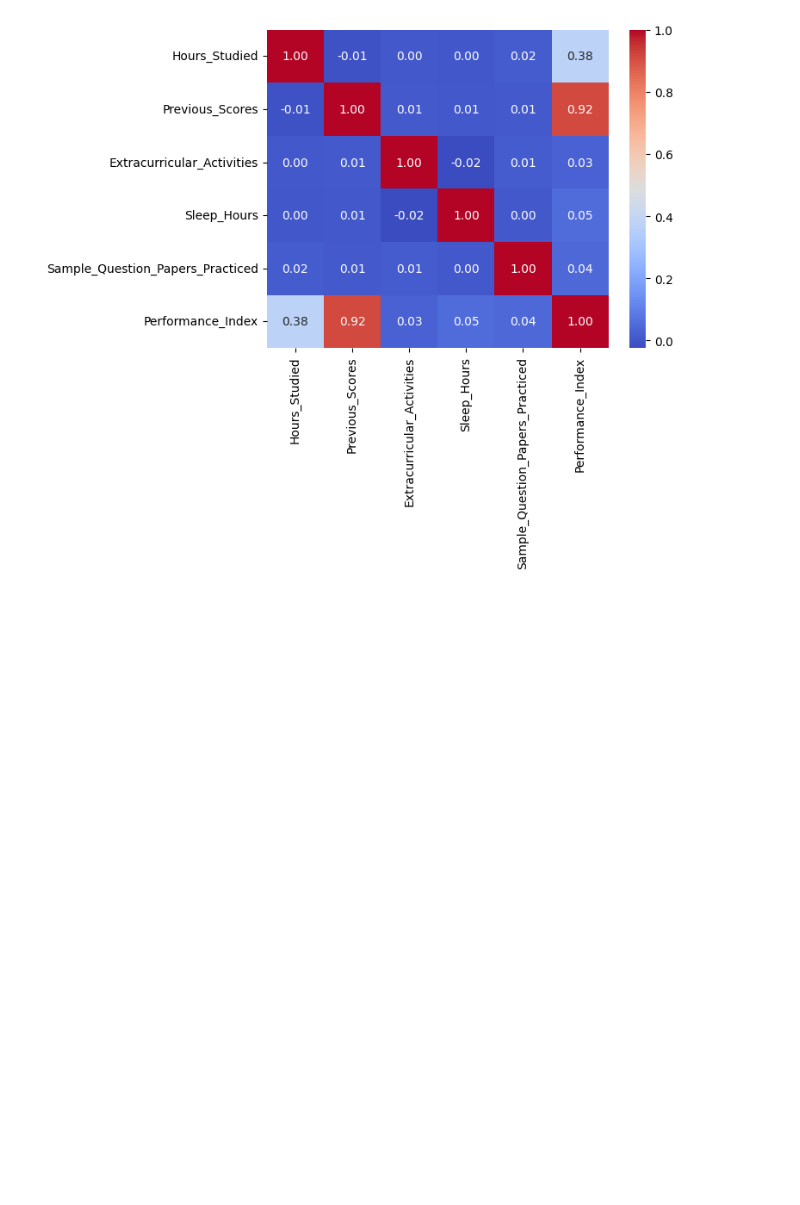
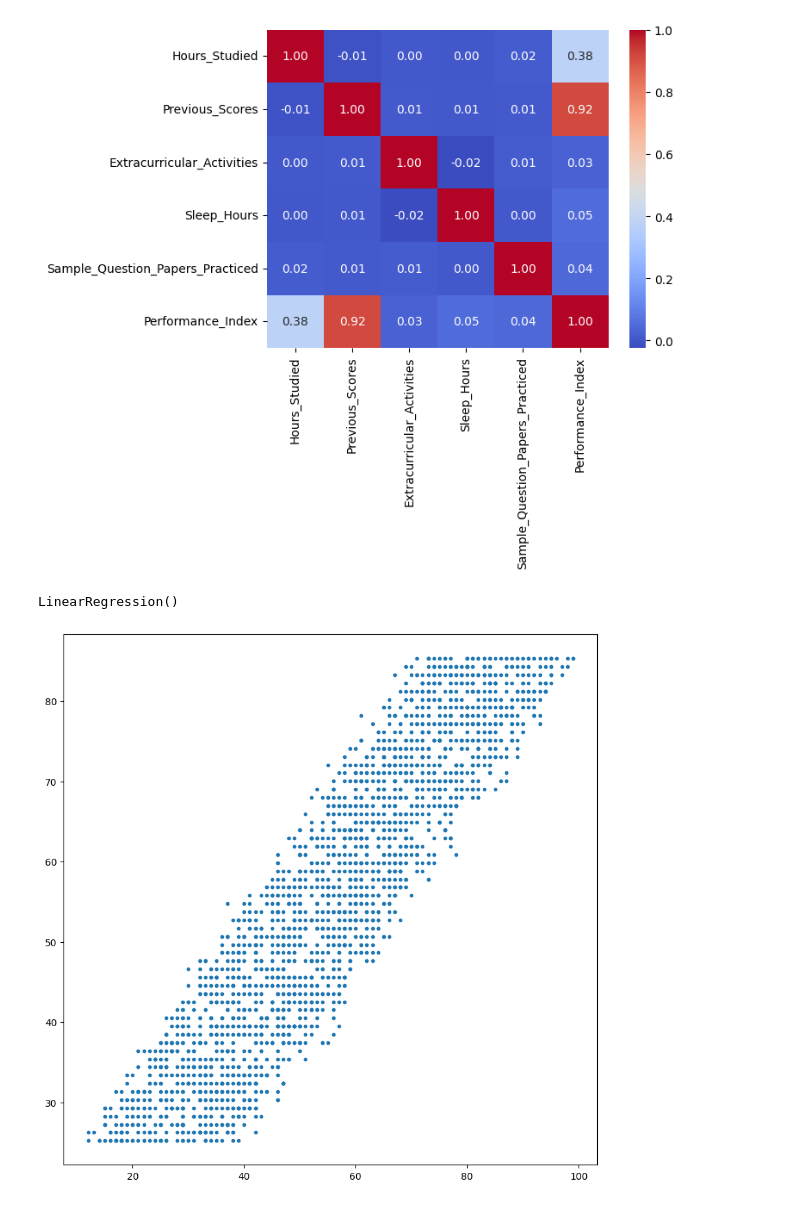
Before and after one commit to ESET0125/Basic-Tech-Training, a Jupyter notebook: Python/Regression/analysis.ipynb, the cells around one changed output. Cells and saved outputs as stored; diff of their text form; code cells hidden in the pictures; blank space fills up the shorter version.

```diff
--- a/Python/Regression/analysis.ipynb
+++ b/Python/Regression/analysis.ipynb
@@ -75,0 +81,2 @@ plt.show()
+# %%
+x_train, x_test, y_train, y_test = train_test_split(x, y, test_size=0.25)
@@ -75,0 +85,2 @@ plt.show()
+# %%
+lr = LinearRegression()
@@ -75,0 +94,12 @@ plt.show()
+# %%
+lr.fit(x_train.values.reshape(-1,1),y_train)
+# %% [output]
+LinearRegression()
+# %%
+y_pred = lr.predict(x_test.values.reshape(-1,1))
+# %%
+plt.figure(figsize=(10,10))
+plt.scatter(y_test,y_pred,marker='.')
+plt.show()
+# %% [output]
+[figure, added]
```
Also changed, not shown: parts of 6 cells of this notebook, 44 other files.
